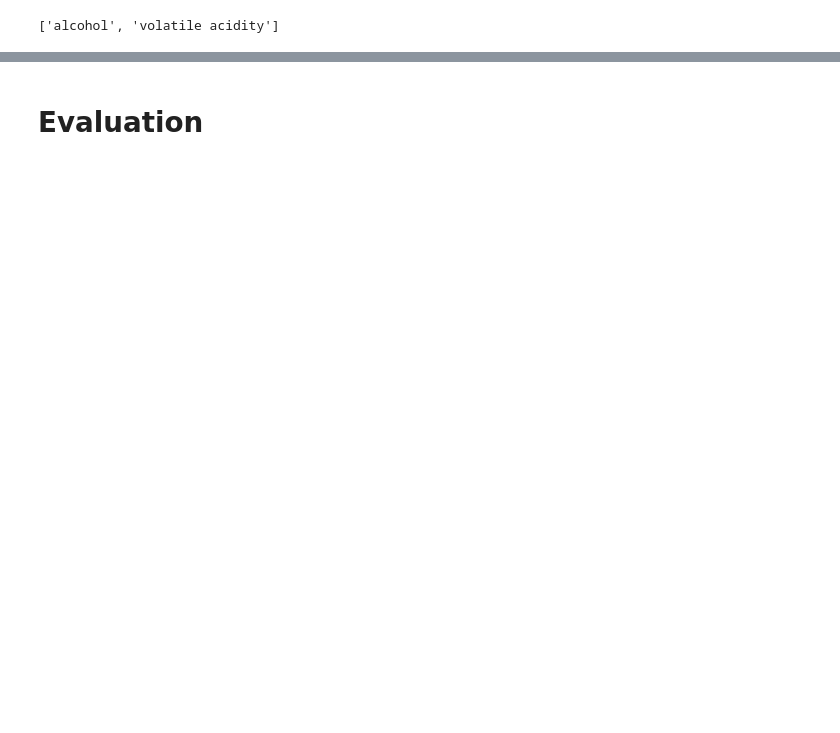
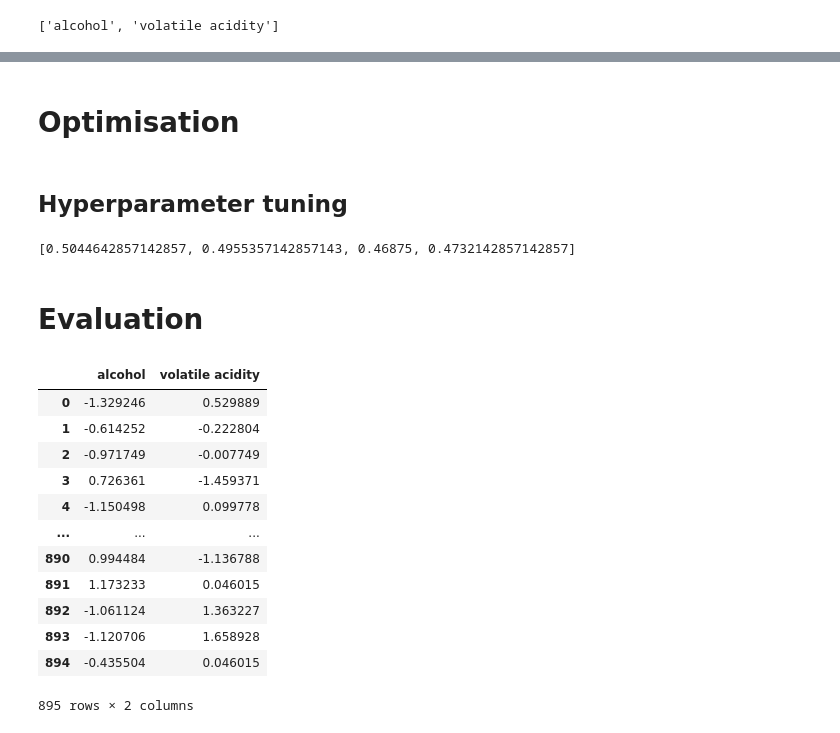
Before and after one commit to RossErskine/ML_Algorithms, a Jupyter notebook: Logistic regression.ipynb, the cells around one changed output, grey strips where cells are left out. Saved outputs shown, nothing was run; the diff lists cells and outputs as text; code cells hidden in the pictures; blank space fills up the shorter version.

```diff
--- a/Logistic regression.ipynb
+++ b/Logistic regression.ipynb
@@ -167,2 +152,6 @@ Filter types:
+# %%
+Xs_train_df.columns = col_names
+Xs_test_df.columns = col_names
+Xs_val_df.columns = col_names
 # %% [markdown]
 # Feature importance
@@ -169,3 +160,3 @@ Filter types:
 # %%
 LR = LogisticRegression()
-LR.fit(X_train, y_train)
+LR.fit(Xs_train_df, y_train_df)
@@ -378,21 +426,21 @@ plt.show()
 # %%
 # Adjusting the threshold for selecting features based on their correlation with the target to 0.08
-selected_features = sorted_target_correlation[sorted_target_correlation.abs() > 0.30].index.tolist()
+corr_selected_features = sorted_target_correlation[sorted_target_correlation.abs() > 0.30].index.tolist()
 
 # Removing features that are highly correlated with each other
-for feature in selected_features:
+for feature in corr_selected_features:
     if feature not in sorted_target_correlation.index:
         continue  # The feature was already removed due to high correlation with another feature
-    high_corr_features = correlation_matrix[feature][selected_features].drop(feature)
+    high_corr_features = correlation_matrix[feature][corr_selected_features].drop(feature)
     redundant_features = high_corr_features[high_corr_features.abs() > 0.8].index.tolist()
     for redundant_feature in redundant_features:
         if sorted_target_correlation[feature] > sorted_target_correlation[redundant_feature]:
-            selected_features.remove(redundant_feature)
+            corr_selected_features.remove(redundant_feature)
         else:
-            selected_features.remove(feature)
+            corr_selected_features.remove(feature)
             break  # Exit inner loop if the feature was removed
 
-selected_features
+corr_selected_features
 # %% [output]
 ['alcohol', 'volatile acidity']
 # %% [markdown]
@@ -512,0 +521,4 @@ ValueError: shapes (22,1) and (3638,) not aligned: 1 (dim 1) != 3638 (dim 0)
+# %% [markdown]
+# Optimisation
+# %% [markdown]
+## Hyperparameter tuning
@@ -513,2 +536,24 @@ ValueError: shapes (22,1) and (3638,) not aligned: 1 (dim 1) != 3638 (dim 0)
+# %%
+scores = hypTune(Xs_train_df, y_train_df, X_val_df, y_val_df)
+scores
+# %% [output]
+[0.5044642857142857, 0.4955357142857143, 0.46875, 0.4732142857142857]
 # %% [markdown]
 # Evaluation
+# %%
+final_selection = Xs_train_df[corr_selected_features]
+final_selection
+# %% [output]
+|  | alcohol | volatile acidity |
+| 0 | -1.329246 | 0.529889 |
+| 1 | -0.614252 | -0.222804 |
+| 2 | -0.971749 | -0.007749 |
+| 3 | 0.726361 | -1.459371 |
+| 4 | -1.150498 | 0.099778 |
+| ... | ... | ... |
+| 890 | 0.994484 | -1.136788 |
+| 891 | 1.173233 | 0.046015 |
+| 892 | -1.061124 | 1.363227 |
+| 893 | -1.120706 | 1.658928 |
+| 894 | -0.435504 | 0.046015 |
+895 rows × 2 columns
```
Also changed, not shown: parts of 48 cells of this notebook.
